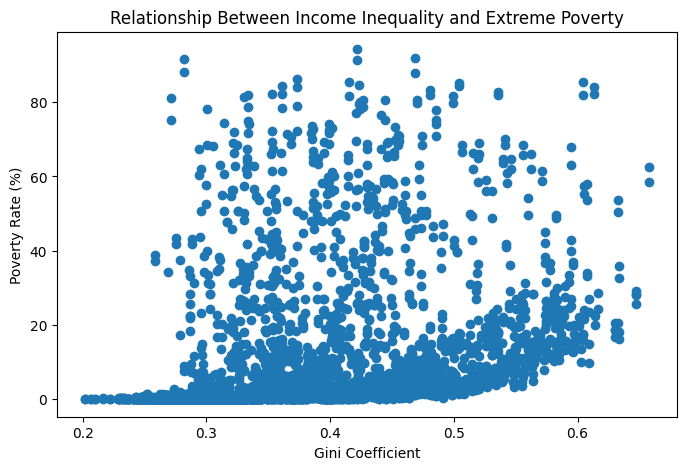
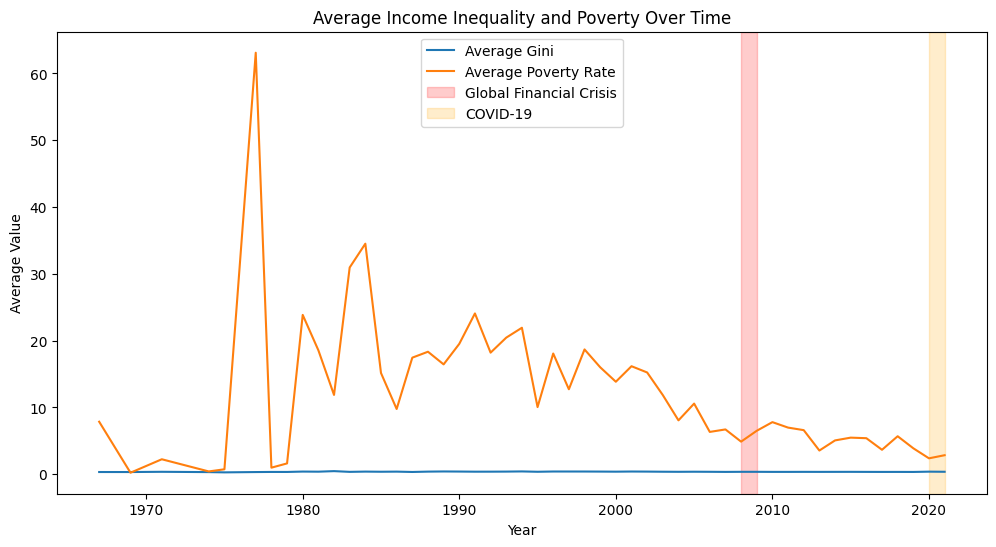
The change to this notebook cell's code, shown as a diff; its figure went from the first image to the second:
--- before
+++ after
@@ -63,17 +63,77 @@
     index=False
 )
-# Creates a visulization of Gini coefficient and poverty rate increase
+
+
+# Visulization
 import matplotlib.pyplot as plt
 
+# Average by year
+yearly = clean_df.groupby("year")[["gini",
+                                   "headcount_ratio_international_povline"]].mean()
+
+plt.figure(figsize=(12,6))
+
+plt.plot(yearly.index,
+         yearly["gini"],
+         label="Average Gini")
+
+plt.plot(yearly.index,
+         yearly["headcount_ratio_international_povline"],
+         label="Average Poverty Rate")
+
+# Highlight crisis years
+plt.axvspan(2008, 2009,
+            color='red',
+            alpha=0.2,
+            label="Global Financial Crisis")
+
+plt.axvspan(2020, 2021,
+            color='orange',
+            alpha=0.2,
+            label="COVID-19")
+
+plt.xlabel("Year")
+plt.ylabel("Average Value")
+plt.title("Average Income Inequality and Poverty Over Time")
+
+plt.legend()
+
+plt.show()
+
+# Scatter Plot: Gini vs. Poverty Rate
+import matplotlib.pyplot as plt
+
+plt.figure(figsize=(8,6))
+plt.scatter(clean_df["gini"],
+            clean_df["headcount_ratio_international_povline"],
+            alpha=0.6)
+
+plt.xlabel("Gini Coefficient")
+plt.ylabel("International Poverty Rate (%)")
+plt.title("Relationship Between Income Inequality and Poverty")
+
+plt.show()
+
+# Histogram of Gini coefficient
 plt.figure(figsize=(8,5))
 
-plt.scatter(
-    clean_df["gini"],
-    clean_df["headcount_ratio_international_povline"]
-)
+plt.hist(clean_df["gini"], bins=20)
 
 plt.xlabel("Gini Coefficient")
-plt.ylabel("Poverty Rate (%)")
-plt.title("Relationship Between Income Inequality and Extreme Poverty")
+plt.ylabel("Frequency")
+plt.title("Distribution of Gini Coefficients")
 
 plt.show()
+
+#Scatter Plot: Gini vs. Palma Ratio
+plt.figure(figsize=(8,6))
+
+plt.scatter(clean_df["gini"],
+            clean_df["palma_ratio"],
+            alpha=0.6)
+
+plt.xlabel("Gini Coefficient")
+plt.ylabel("Palma Ratio")
+plt.title("Relationship Between Gini Coefficient and Palma Ratio")
+
+plt.show()

Commit: Created using Colab